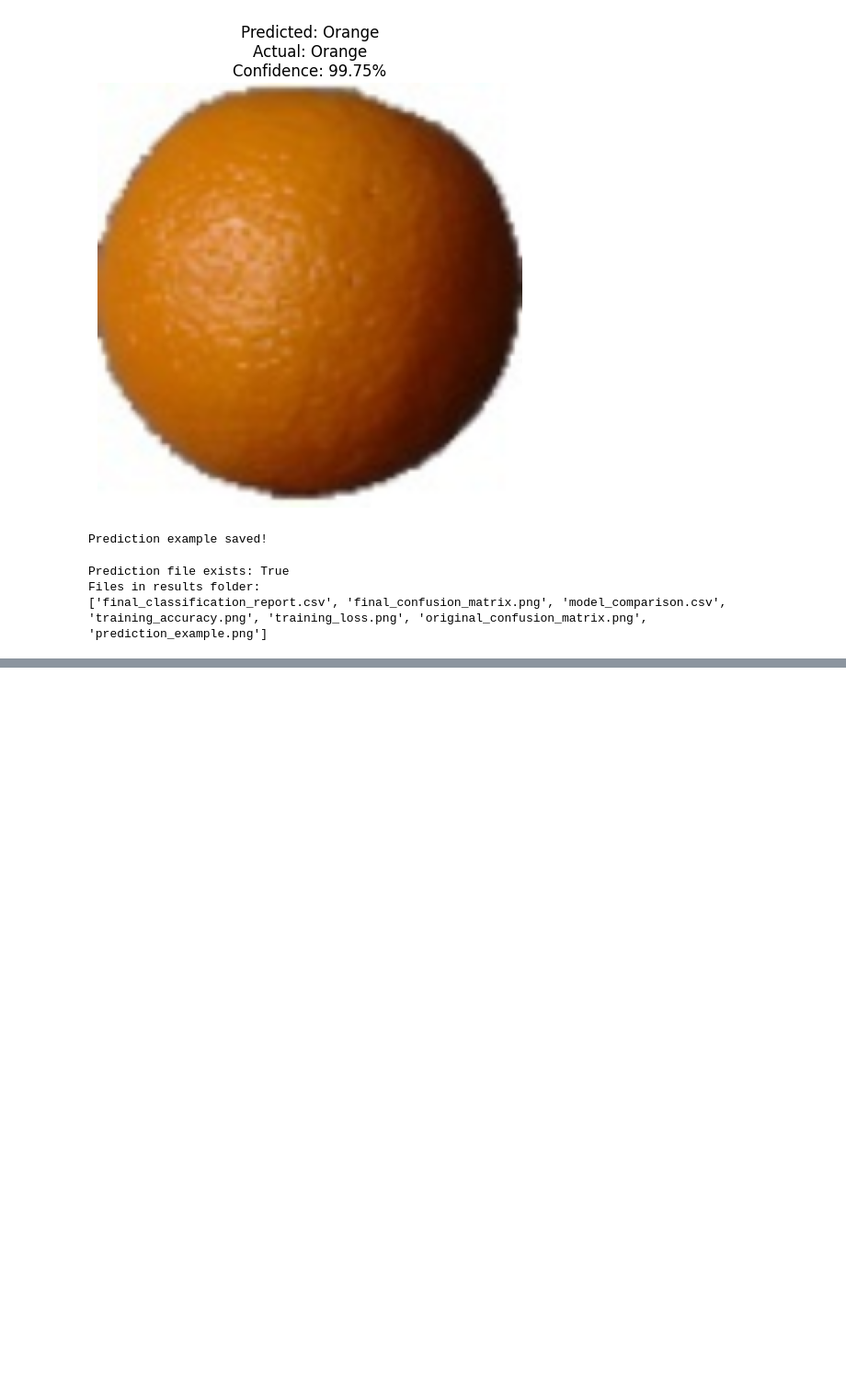
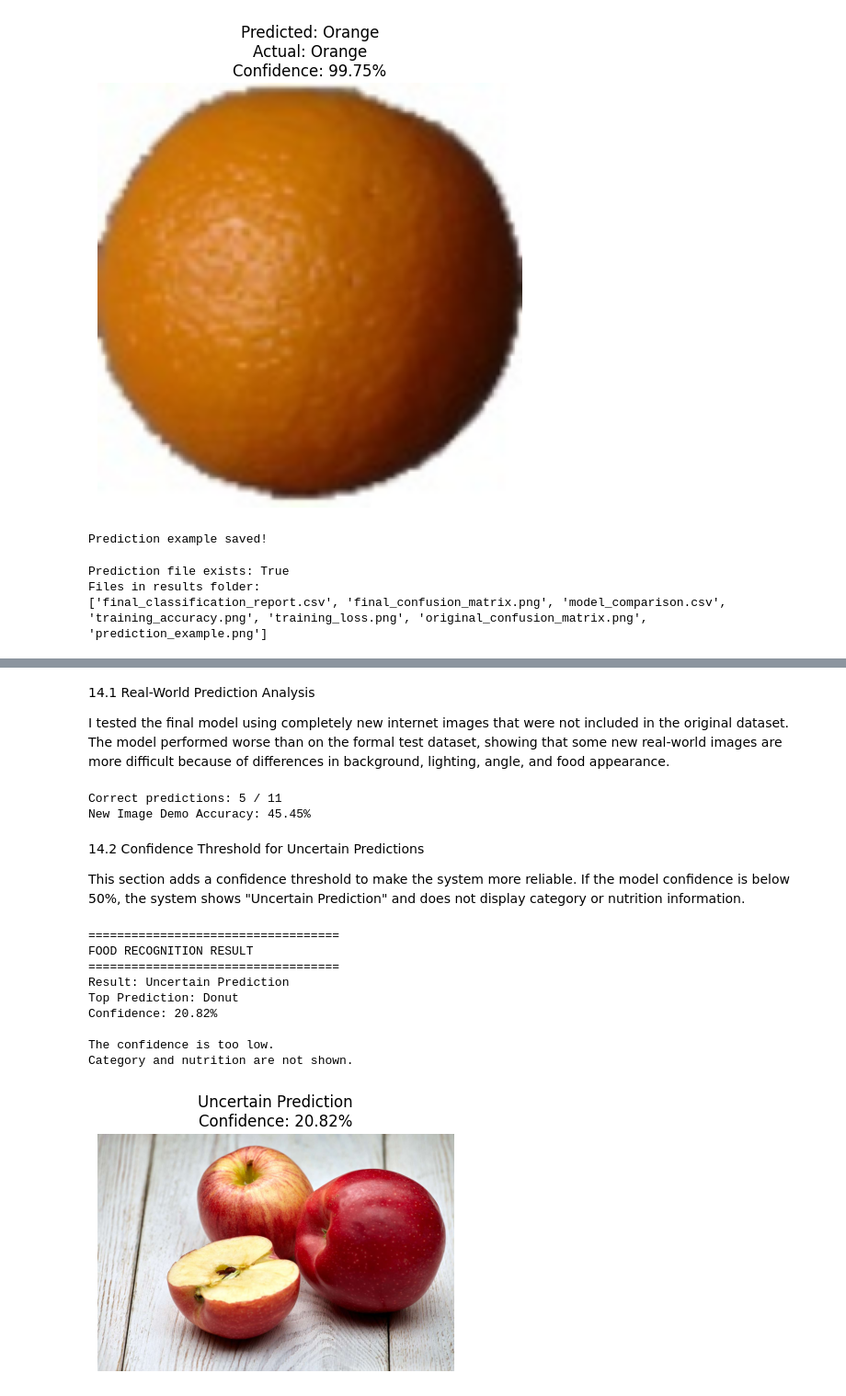
Before and after one commit to yeansreymom25-eng/food-recognition-nutrition, a Jupyter notebook: food_recognition.ipynb, the cells around one changed output, grey strips where cells are left out. Shown at 92% size. Drawn from its saved outputs; the diff is of its cells as text; code cells hidden in the pictures; blank space fills up the shorter version.

Commit message:
Add real-world testing and confidence threshold

```diff
--- a/food_recognition.ipynb
+++ b/food_recognition.ipynb
@@ -2847,0 +3047,50 @@ Files in results folder:
+# %% [markdown]
+14.1 Real-World Prediction Analysis
+
+I tested the final model using completely new internet images that were not included in the original dataset. The model performed worse than on the formal test dataset, showing that some new real-world images are more difficult because of differences in background, lighting, angle, and food appearance.
+# %%
+actual_labels = [
+    "apple",
+    "banana",
+    "carrot",
+    "cupcake",
+    "donut",
+    "hamburger",
+    "hot_dog",
+    "ice_cream",
+    "peanut",
+    "pizza",
+    "strawberry"
+]
+
+predicted_labels = [
+    "donut",
+    "banana",
+    "chocolate_cake",
+    "cupcake",
+    "chocolate_cake",
+    "donut",
+    "hot_dog",
+    "ice_cream",
+    "french_fries",
+    "pizza",
+    "chocolate_cake"
+]
+
+correct = 0
+
+for actual, predicted in zip(actual_labels, predicted_labels):
+    if actual == predicted:
+        correct += 1
+
+demo_accuracy = correct / len(actual_labels) * 100
+
+print("Correct predictions:", correct, "/", len(actual_labels))
+print(f"New Image Demo Accuracy: {demo_accuracy:.2f}%")
+# %% [output]
+Correct predictions: 5 / 11
+New Image Demo Accuracy: 45.45%
+# %% [markdown]
+14.2 Confidence Threshold for Uncertain Predictions
+
+This section adds a confidence threshold to make the system more reliable. If the model confidence is below 50%, the system shows "Uncertain Prediction" and does not display category or nutrition information.
@@ -2847,0 +3193,16 @@ Files in results folder:
+# %%
+predict_food(
+    "/content/gdrive/MyDrive/Food_Recognition_Project/test_images/apple_test.jpg",
+    portion_grams=100
+)
+# %% [output]
+===================================
+FOOD RECOGNITION RESULT
+===================================
+Result: Uncertain Prediction
+Top Prediction: Donut
+Confidence: 20.82%
+
+The confidence is too low.
+Category and nutrition are not shown.
+[figure, added]
```
Also changed, not shown: parts of 7 cells of this notebook.
